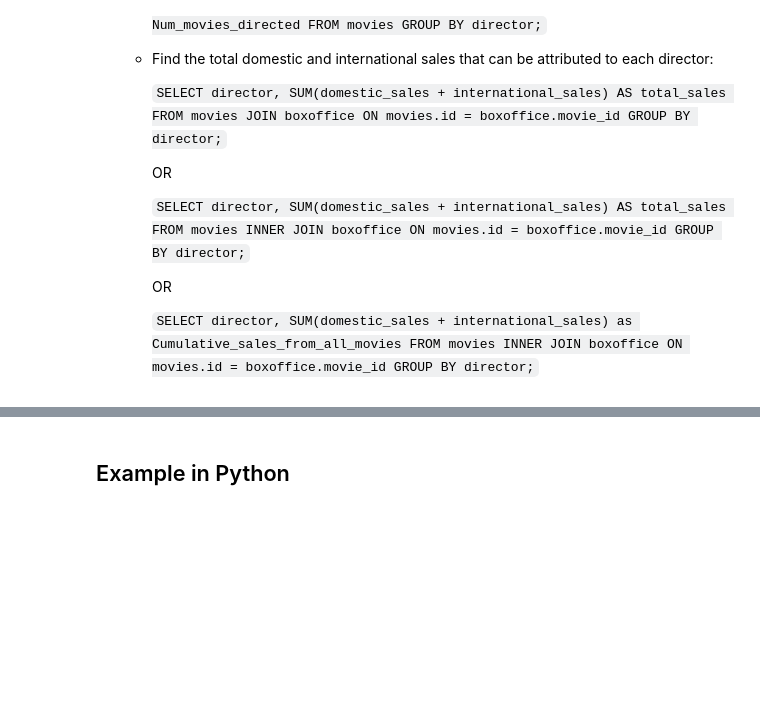
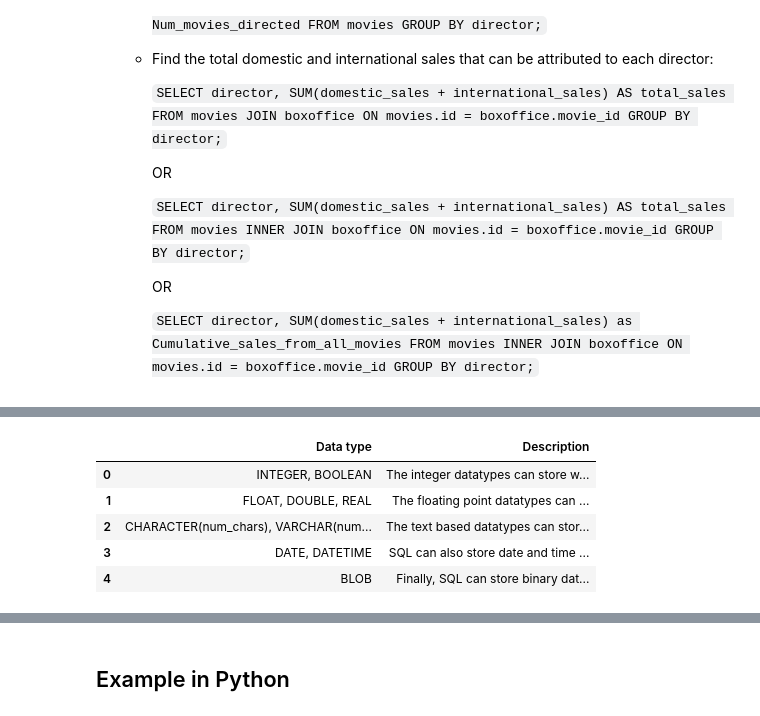
Before and after one commit to FareesNazreen/Kassow-Robot-with-ctrlX-Vision, a Jupyter notebook: ak/sql.ipynb, the cells around one changed output, grey strips where cells are left out. Drawn from its saved outputs; the diff is of its cells as text; code cells hidden in the pictures; blank space fills up the shorter version.

```diff
--- a/ak/sql.ipynb
+++ b/ak/sql.ipynb
@@ -427,0 +541,19 @@ df
+# %%
+data = [
+    ("INTEGER, BOOLEAN", "The integer datatypes can store whole integer values like the count of a number or an age. In some implementations, the boolean value is just represented as an integer value of just 0 or 1."),
+    ("FLOAT, DOUBLE, REAL", "The floating point datatypes can store more precise numerical data like measurements or fractional values. Different types can be used depending on the floating point precision required for that value."),
+    ("CHARACTER(num_chars), VARCHAR(num_chars), TEXT", "The text based datatypes can store strings and text in all sorts of locales. The distinction between the various types generally amount to underlaying efficiency of the database when working with these columns. Both the CHARACTER and VARCHAR (variable character) types are specified with the max number of characters that they can store (longer values may be truncated), so can be more efficient to store and query with big tables.."),
+    ("DATE, DATETIME", "SQL can also store date and time stamps to keep track of time series and event data. They can be tricky to work with especially when manipulating data across timezones."),
+    ("BLOB", "Finally, SQL can store binary data in blobs right in the database. These values are often opaque to the database, so you usually have to store them with the right metadata to requery them.")
+]
+
+df = pd.DataFrame(data, columns=["Data type", "Description"])
+
+df
+# %% [output]
+|  | Data type | Description |
+| 0 | INTEGER, BOOLEAN | The integer datatypes can store w... |
+| 1 | FLOAT, DOUBLE, REAL | The floating point datatypes can ... |
+| 2 | CHARACTER(num_chars), VARCHAR(num... | The text based datatypes can stor... |
+| 3 | DATE, DATETIME | SQL can also store date and time ... |
+| 4 | BLOB | Finally, SQL can store binary dat... |
```
Also changed, not shown: parts of 10 cells of this notebook, 2 other files.
